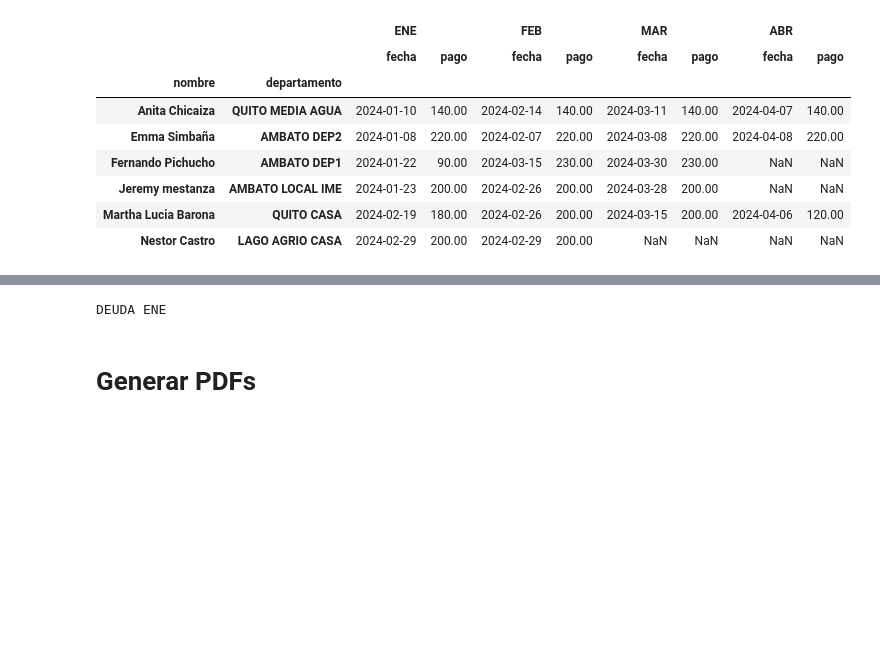
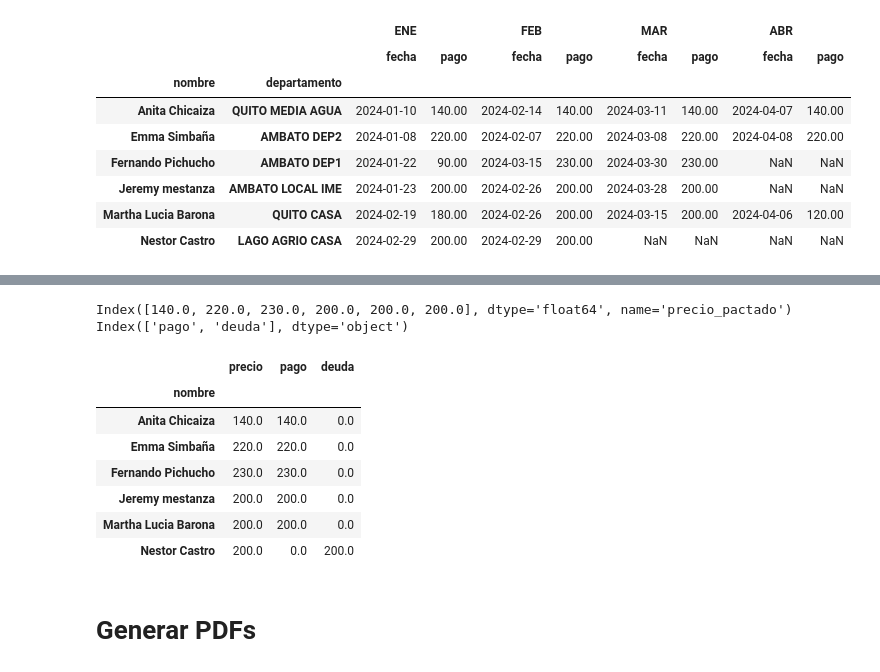
Before and after one commit to Pepool17/Arriendos, a Jupyter notebook: data_base/base_datos.ipynb, the cells around one changed output, grey strips where cells are left out. Cells and saved outputs as stored; diff of their text form; code cells hidden in the pictures; blank space fills up the shorter version.

```diff
--- a/data_base/base_datos.ipynb
+++ b/data_base/base_datos.ipynb
@@ -114,9 +147,16 @@ img_deuda()
-# %%
-mes = 'ENE'
-titulo = [ 'DEUDA TOTAL' if mes=='total' else f'DEUDA {mes}']
-print(titulo[0])
-# %% [output]
-DEUDA ENE
+# %%
+deuda('MAR')
+# %% [output]
+Index([140.0, 220.0, 230.0, 200.0, 200.0, 200.0], dtype='float64', name='precio_pactado')
+Index(['pago', 'deuda'], dtype='object')
+|  | precio | pago | deuda |
+| nombre |  |  |  |
+| Anita Chicaiza | 140.0 | 140.0 | 0.0 |
+| Emma Simbaña | 220.0 | 220.0 | 0.0 |
+| Fernando Pichucho | 230.0 | 230.0 | 0.0 |
+| Jeremy mestanza | 200.0 | 200.0 | 0.0 |
+| Martha Lucia Barona | 200.0 | 200.0 | 0.0 |
+| Nestor Castro | 200.0 | 0.0 | 200.0 |
 # %% [markdown]
 # Generar PDFs
 # %%
```
Also changed, not shown: parts of 6 cells of this notebook, 6 other files.
